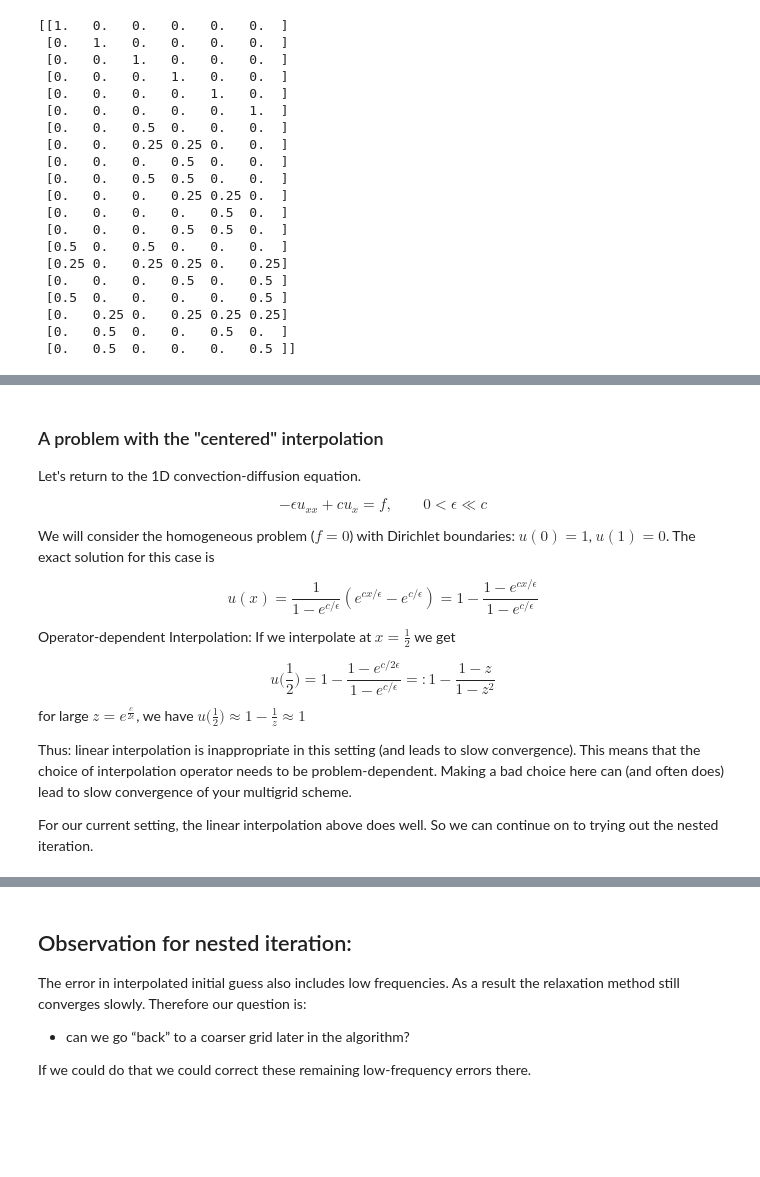
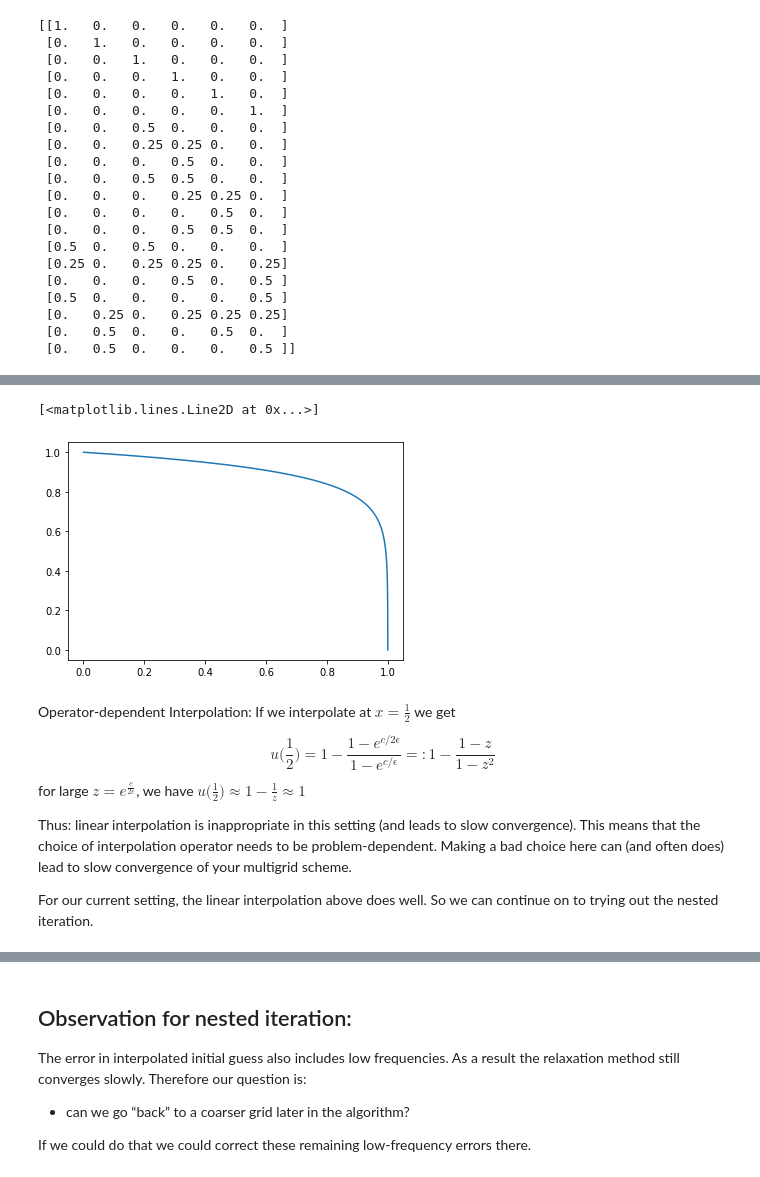
Before and after one commit to wenceorg/comp4187, a Jupyter notebook: code/2DMultigrid.ipynb, the cells around one changed output, grey strips where cells are left out. Cells and saved outputs as stored; diff of their text form; code cells hidden in the pictures; blank space fills up the shorter version.

```diff
--- a/code/2DMultigrid.ipynb
+++ b/code/2DMultigrid.ipynb
@@ -584,14 +581,13 @@ print(interpolation.todense())
+# %%
+y = np.linspace(0,1,100)
+eps = 0.1
+c = 1
+u = lambda x: 1-(1-np.exp(c*x/eps))/(1-np.exp(c/eps))
+plt.plot(u(y),y)
+# %% [output]
+[<matplotlib.lines.Line2D at 0x...>]
+[figure, added]
 # %% [markdown]
-### A problem with the "centered" interpolation
-
-Let's return to the 1D convection-diffusion equation.
-
-$$ - \epsilon u_{xx} + c u_{x} = f, \qquad 0 < \epsilon \ll c $$
-
-We will consider the homogeneous problem ($f=0$) with Dirichlet boundaries: $u(0)=1$, $u(1) = 0$. The exact solution for this case is
-
-$$ u(x) = \frac{1}{1 - e^{c /\epsilon}} \left( e^{c x /\epsilon} - e^{c /\epsilon} \right) = 1- \frac{ 1- e^{c x /\epsilon} }{1 - e^{c /\epsilon}} $$
-
 Operator-dependent Interpolation: If we interpolate at $x=\frac{1}{2}$ we get
 
    $$ u\bigl(\frac{1}{2}\bigr) = 1- \frac{ 1- e^{c /2\epsilon} }{1 - e^{c /\epsilon}} =: 1 - \frac{1-z}{1-z^2} $$ for large $z =e^{\frac{c}{2\epsilon}}$, we have $u\bigl(\frac{1}{2}\bigr) \approx 1 - \frac{1}{z} \approx 1$
```
Also changed, not shown: parts of 11 cells of this notebook.
